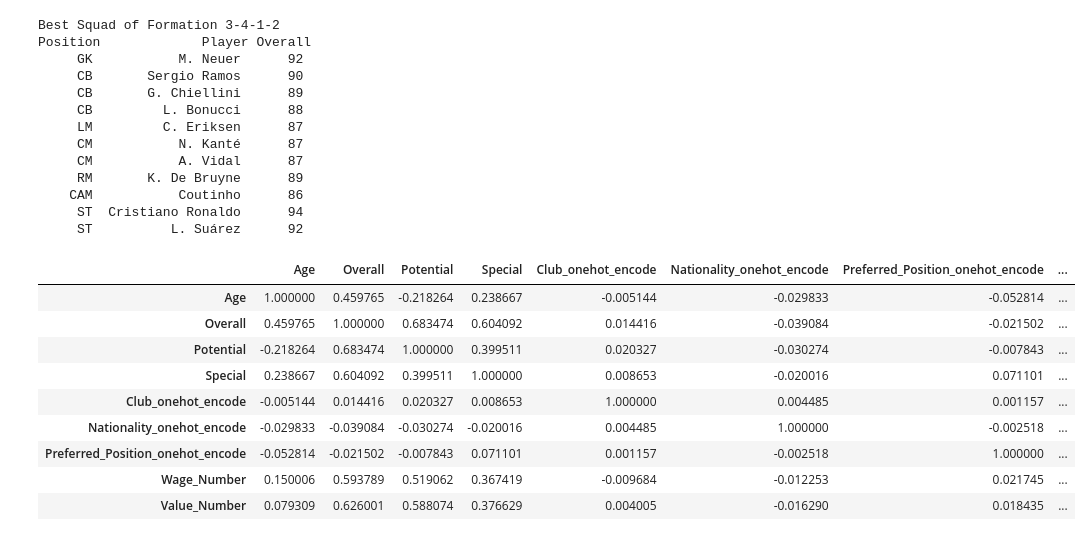
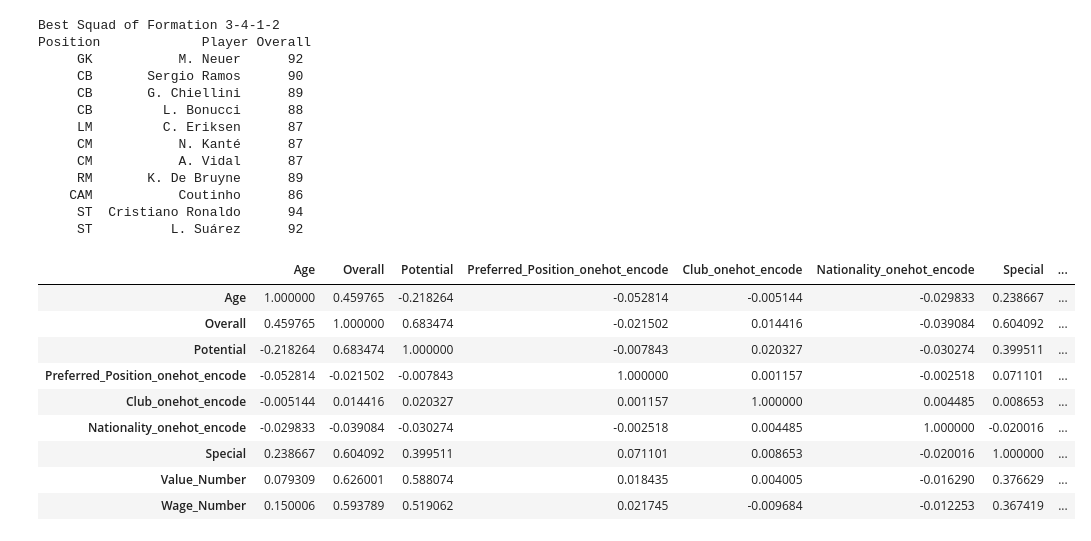
Before and after one commit to HQ2013/Write-a-Data-Science-Blog-Post, a Jupyter notebook: Write A Data Science Blog Post - FIFA 18 Players.ipynb, the cells around one changed output. Saved outputs shown, nothing was run; the diff lists cells and outputs as text; code cells hidden in the pictures.

```diff
--- a/Write A Data Science Blog Post - FIFA 18 Players.ipynb
+++ b/Write A Data Science Blog Post - FIFA 18 Players.ipynb
@@ -262,36 +314,22 @@ Position             Player Overall
     CAM           Coutinho      86
      ST  Cristiano Ronaldo      94
      ST          L. Suárez      92
-# %%
-# Question 5: Correlation between Age, Overall, Potential, Position, Club, Nationality, Special vs Value/Wage
-Correlation_DF = CompleteDataset[['Name', 'Age', 'Overall', 'Potential', 'Preferred Positions', 'Club', 'Nationality', 'Special', 'Value', 'Wage']]
-Correlation_DF['Preferred Position'] = Correlation_DF['Preferred Positions'].str.split().str[0]
-Correlation_DF.drop('Preferred Positions', axis = 1,inplace=True)
-
-# One-hot encode the feature: "Club" & "Nationality"
-le = LabelEncoder()
-Correlation_DF['Club_onehot_encode']               = le.fit_transform(Correlation_DF['Club'].astype(str))
-Correlation_DF['Nationality_onehot_encode']        = le.fit_transform(Correlation_DF['Nationality'].astype(str))
-Correlation_DF['Preferred_Position_onehot_encode'] = le.fit_transform(Correlation_DF['Preferred Position'].astype(str))
-
-#Create New Wage_Number column to store numerical type Wage info
-Correlation_DF['Wage_Number']  = Correlation_DF['Wage'].map(lambda x: str2number(x))
-
-#Create New Value_Number column to store numerical type Value info
-Correlation_DF['Value_Number'] = Correlation_DF['Value'].map(lambda x: str2number(x))
-
-Correlation_DF.corr()
-# %% [output]
-|  | Age | Overall | Potential | Special | Club_onehot_encode | Nationality_onehot_encode | Preferred_Position_onehot_encode | ... |
-| Age | 1.000000 | 0.459765 | -0.218264 | 0.238667 | -0.005144 | -0.029833 | -0.052814 | ... |
-| Overall | 0.459765 | 1.000000 | 0.683474 | 0.604092 | 0.014416 | -0.039084 | -0.021502 | ... |
-| Potential | -0.218264 | 0.683474 | 1.000000 | 0.399511 | 0.020327 | -0.030274 | -0.007843 | ... |
-| Special | 0.238667 | 0.604092 | 0.399511 | 1.000000 | 0.008653 | -0.020016 | 0.071101 | ... |
-| Club_onehot_encode | -0.005144 | 0.014416 | 0.020327 | 0.008653 | 1.000000 | 0.004485 | 0.001157 | ... |
-| Nationality_onehot_encode | -0.029833 | -0.039084 | -0.030274 | -0.020016 | 0.004485 | 1.000000 | -0.002518 | ... |
-| Preferred_Position_onehot_encode | -0.052814 | -0.021502 | -0.007843 | 0.071101 | 0.001157 | -0.002518 | 1.000000 | ... |
-| Wage_Number | 0.150006 | 0.593789 | 0.519062 | 0.367419 | -0.009684 | -0.012253 | 0.021745 | ... |
-| Value_Number | 0.079309 | 0.626001 | 0.588074 | 0.376629 | 0.004005 | -0.016290 | 0.018435 | ... |
+# %%
+# Question 5: Correlation between Age, Overall, Potential, Position, Club, Nationality, Special vs Value/Wage
+Correlation_DF = CompleteDataset[['Name', 'Age', 'Overall', 'Potential', 'Preferred_Position_onehot_encode', 'Club_onehot_encode', 'Nationality_onehot_encode', 'Special', 'Value_Number', 'Wage_Number']]
+
+Correlation_DF.corr()
+# %% [output]
+|  | Age | Overall | Potential | Preferred_Position_onehot_encode | Club_onehot_encode | Nationality_onehot_encode | Special | ... |
+| Age | 1.000000 | 0.459765 | -0.218264 | -0.052814 | -0.005144 | -0.029833 | 0.238667 | ... |
+| Overall | 0.459765 | 1.000000 | 0.683474 | -0.021502 | 0.014416 | -0.039084 | 0.604092 | ... |
+| Potential | -0.218264 | 0.683474 | 1.000000 | -0.007843 | 0.020327 | -0.030274 | 0.399511 | ... |
+| Preferred_Position_onehot_encode | -0.052814 | -0.021502 | -0.007843 | 1.000000 | 0.001157 | -0.002518 | 0.071101 | ... |
+| Club_onehot_encode | -0.005144 | 0.014416 | 0.020327 | 0.001157 | 1.000000 | 0.004485 | 0.008653 | ... |
+| Nationality_onehot_encode | -0.029833 | -0.039084 | -0.030274 | -0.002518 | 0.004485 | 1.000000 | -0.020016 | ... |
+| Special | 0.238667 | 0.604092 | 0.399511 | 0.071101 | 0.008653 | -0.020016 | 1.000000 | ... |
+| Value_Number | 0.079309 | 0.626001 | 0.588074 | 0.018435 | 0.004005 | -0.016290 | 0.376629 | ... |
+| Wage_Number | 0.150006 | 0.593789 | 0.519062 | 0.021745 | -0.009684 | -0.012253 | 0.367419 | ... |
 # %%
 colormap = plt.cm.inferno
 plt.figure(figsize=(16,12))
```
Also changed, not shown: parts of 17 cells of this notebook.
